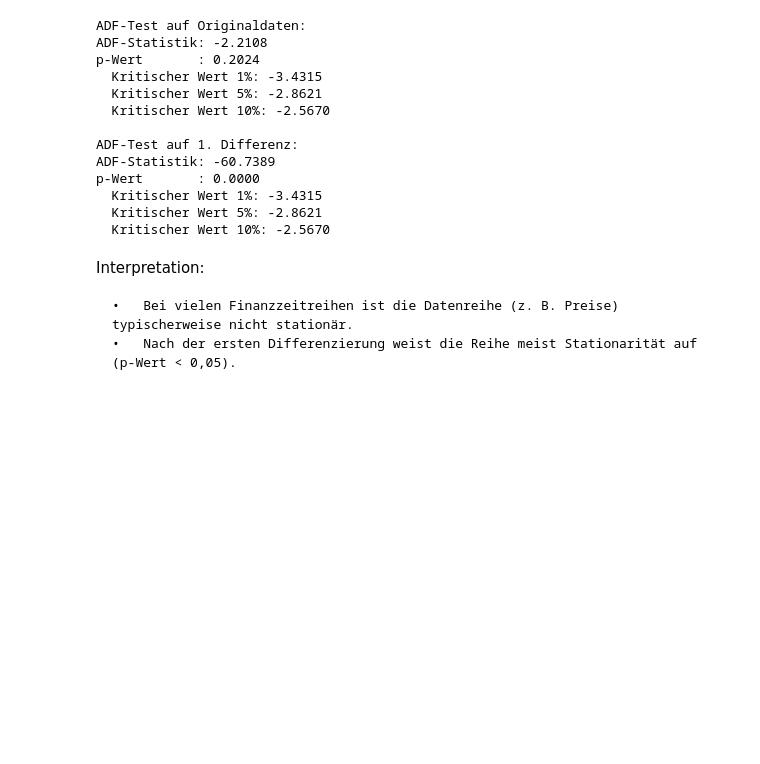
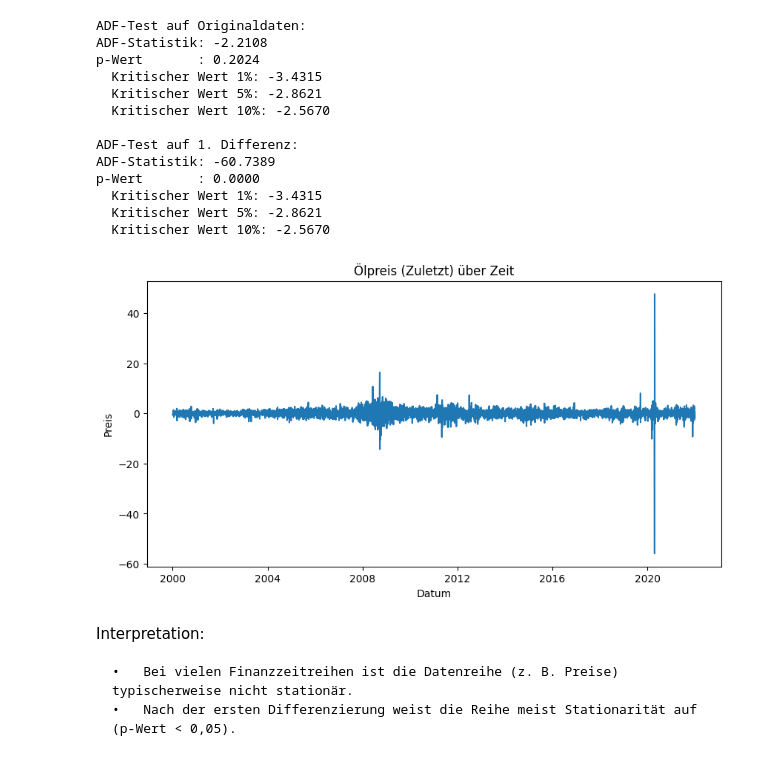
Before and after one commit to dan-am/data_mining_dsba, a Jupyter notebook: notebooks/Met_7_Zeitreihen.ipynb, the cells around one changed output. Cells and saved outputs as stored; diff of their text form; code cells hidden in the pictures; blank space fills up the shorter version.

```diff
--- a/notebooks/Met_7_Zeitreihen.ipynb
+++ b/notebooks/Met_7_Zeitreihen.ipynb
@@ -117,6 +117,16 @@ p-Wert       : 0.0000
   Kritischer Wert 1%: -3.4315
   Kritischer Wert 5%: -2.8621
   Kritischer Wert 10%: -2.5670
+# %%
+# Zeitreihen-Plot
+plt.figure(figsize=(10,5))
+plt.plot(df_diff)
+plt.title('Ölpreis (Zuletzt) über Zeit')
+plt.xlabel('Datum')
+plt.ylabel('Preis')
+plt.show()
+# %% [output]
+[figure, added]
 # %% [markdown]
 Interpretation:
 
```
Also changed, not shown: parts of 6 cells of this notebook, 6 other files.
